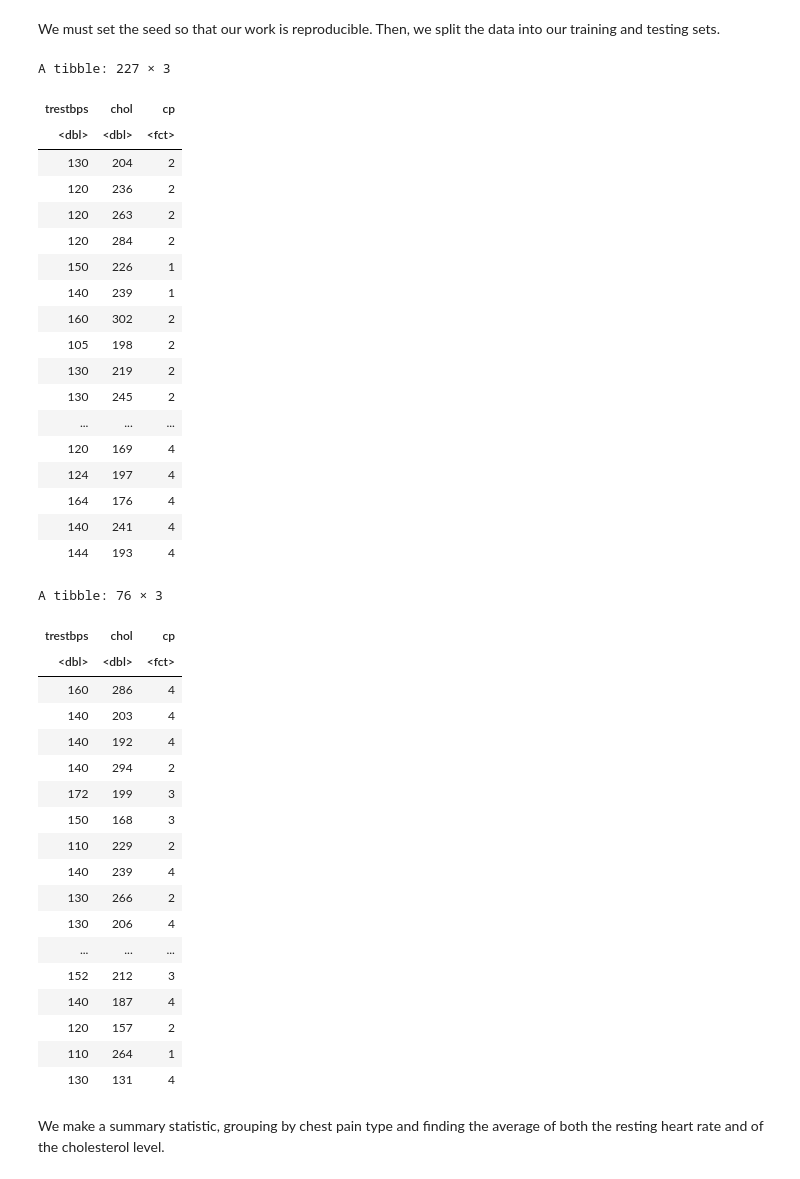
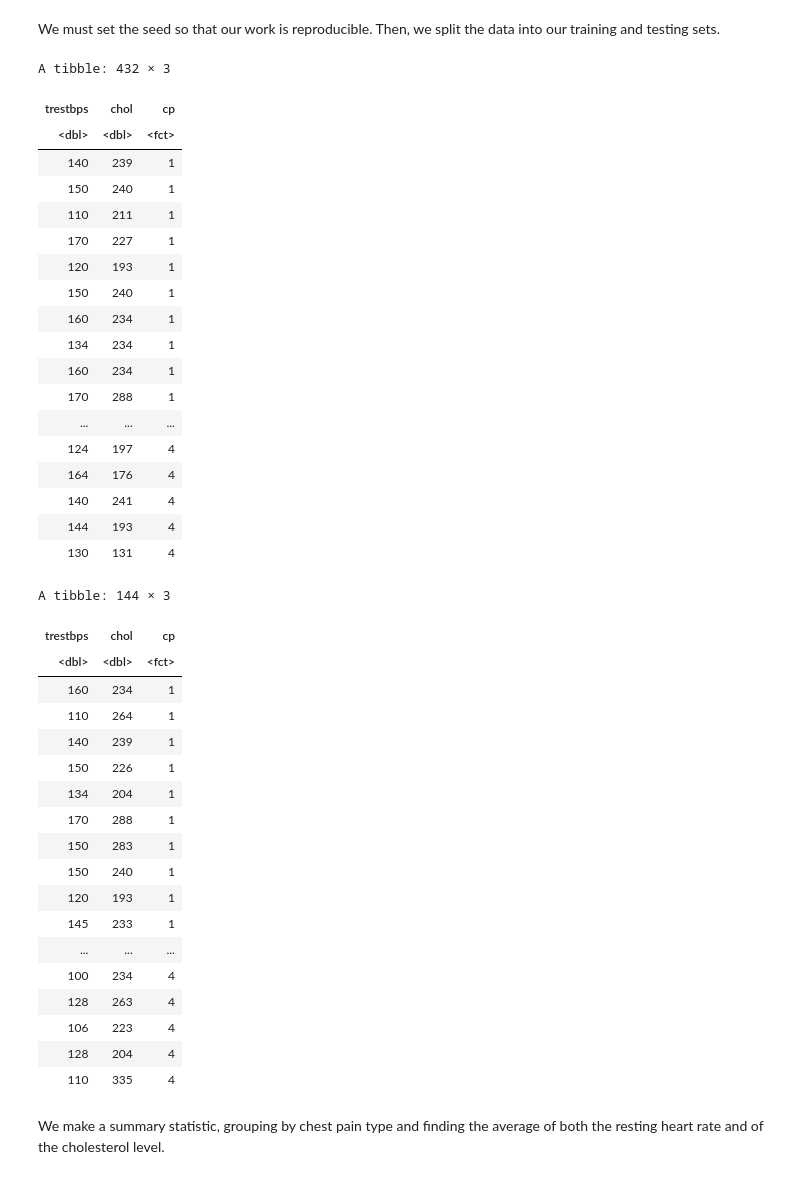
Before and after one commit to Ellaj1/Group-31, a Jupyter notebook: Group31_Ella.ipynb, the cells around one changed output. Saved outputs shown, nothing was run; the diff lists cells and outputs as text; code cells hidden in the pictures.

```diff
--- a/Group31_Ella.ipynb
+++ b/Group31_Ella.ipynb
@@ -121,6 +121,26 @@ Next, we select the columns that we're interested in. In this case, these column
 heart_disease_select <- heart_disease|>
 select(trestbps,chol,cp)
 heart_disease_select
+
+heart_disease_select <- heart_disease|>
+select(trestbps,chol,cp)
+
+heart_disease_select |>
+group_by(cp) |>
+summarize(n = n())
+
+install.packages("themis")
+library(themis)
+
+ups_recipe <- recipe(cp ~ ., data = heart_disease_select) |>
+step_upsample(cp, over_ratio = 1, skip = FALSE) |>
+prep()
+
+heart_disease_classes <- bake(ups_recipe, heart_disease_select)
+
+heart_disease_classes |>
+group_by(cp) |>
+summarize(n = n())
 # %% [output]
 A tibble: 303 × 3
 | trestbps | chol | cp |
@@ -146,50 +184,50 @@ We must set the seed so that our work is reproducible. Then, we split the data i
 # %%
 set.seed(3456)
 
-heart_disease_split <- initial_split(heart_disease_select, prop=0.75, strata=cp)
+heart_disease_split <- initial_split(heart_disease_classes, prop=0.75, strata=cp)
 heart_disease_train<- training(heart_disease_split)
 heart_disease_test <- testing(heart_disease_split)
 heart_disease_train
 heart_disease_test
 # %% [output]
-A tibble: 227 × 3
+A tibble: 432 × 3
 | trestbps | chol | cp |
 | <dbl> | <dbl> | <fct> |
-| 130 | 204 | 2 |
-| 120 | 236 | 2 |
-| 120 | 263 | 2 |
-| 120 | 284 | 2 |
-| 150 | 226 | 1 |
 | 140 | 239 | 1 |
-| 160 | 302 | 2 |
-| 105 | 198 | 2 |
-| 130 | 219 | 2 |
-| 130 | 245 | 2 |
+| 150 | 240 | 1 |
+| 110 | 211 | 1 |
+| 170 | 227 | 1 |
+| 120 | 193 | 1 |
+| 150 | 240 | 1 |
+| 160 | 234 | 1 |
+| 134 | 234 | 1 |
+| 160 | 234 | 1 |
+| 170 | 288 | 1 |
 | ... | ... | ... |
-| 120 | 169 | 4 |
 | 124 | 197 | 4 |
 | 164 | 176 | 4 |
 | 140 | 241 | 4 |
 | 144 | 193 | 4 |
+| 130 | 131 | 4 |
-A tibble: 76 × 3
+A tibble: 144 × 3
 | trestbps | chol | cp |
 | <dbl> | <dbl> | <fct> |
-| 160 | 286 | 4 |
-| 140 | 203 | 4 |
-| 140 | 192 | 4 |
-| 140 | 294 | 2 |
-| 172 | 199 | 3 |
-| 150 | 168 | 3 |
-| 110 | 229 | 2 |
-| 140 | 239 | 4 |
-| 130 | 266 | 2 |
-| 130 | 206 | 4 |
+| 160 | 234 | 1 |
+| 110 | 264 | 1 |
+| 140 | 239 | 1 |
+| 150 | 226 | 1 |
+| 134 | 204 | 1 |
+| 170 | 288 | 1 |
+| 150 | 283 | 1 |
+| 150 | 240 | 1 |
+| 120 | 193 | 1 |
+| 145 | 233 | 1 |
 | ... | ... | ... |
-| 152 | 212 | 3 |
-| 140 | 187 | 4 |
-| 120 | 157 | 2 |
-| 110 | 264 | 1 |
-| 130 | 131 | 4 |
+| 100 | 234 | 4 |
+| 128 | 263 | 4 |
+| 106 | 223 | 4 |
+| 128 | 204 | 4 |
+| 110 | 335 | 4 |
 # %% [markdown]
 We make a summary statistic, grouping by chest pain type and finding the average of both the resting heart rate and of the cholesterol level.
 # %%
```
Also changed, not shown: parts of 7 cells of this notebook.
